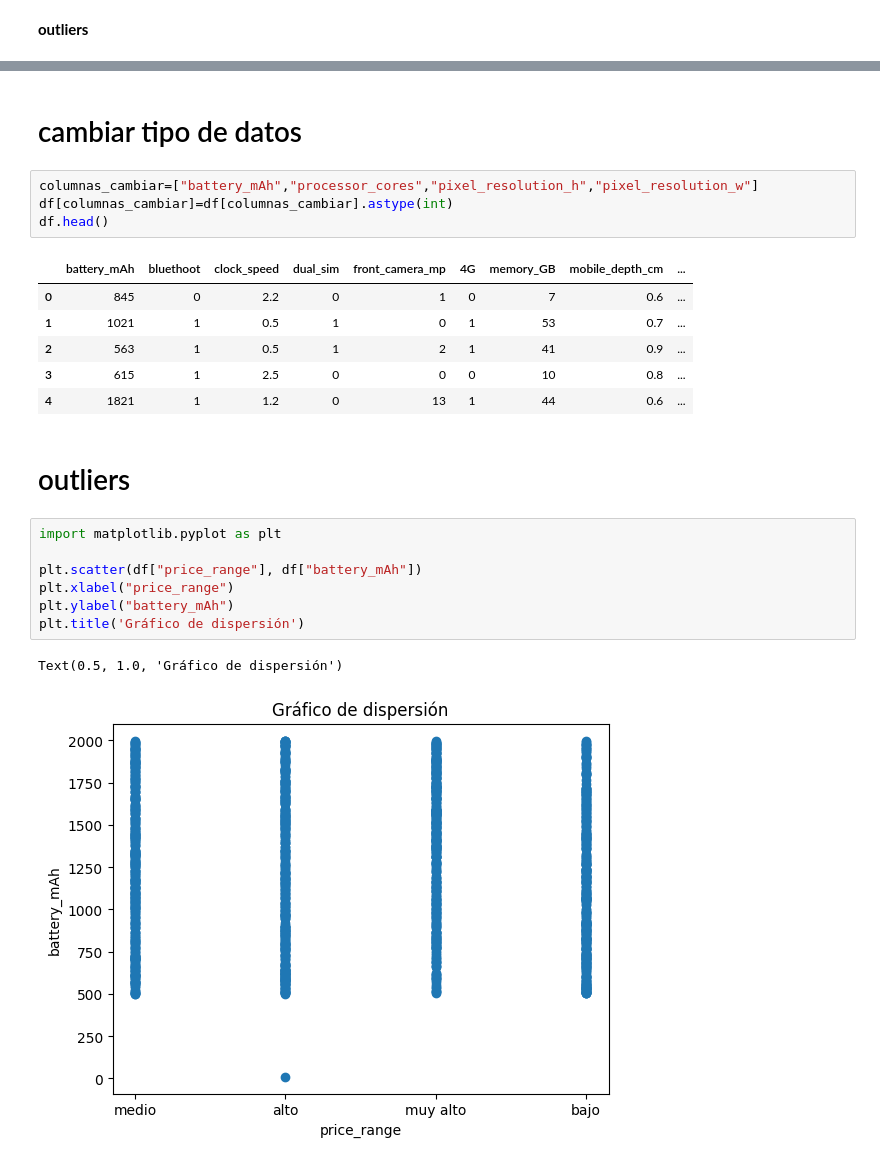
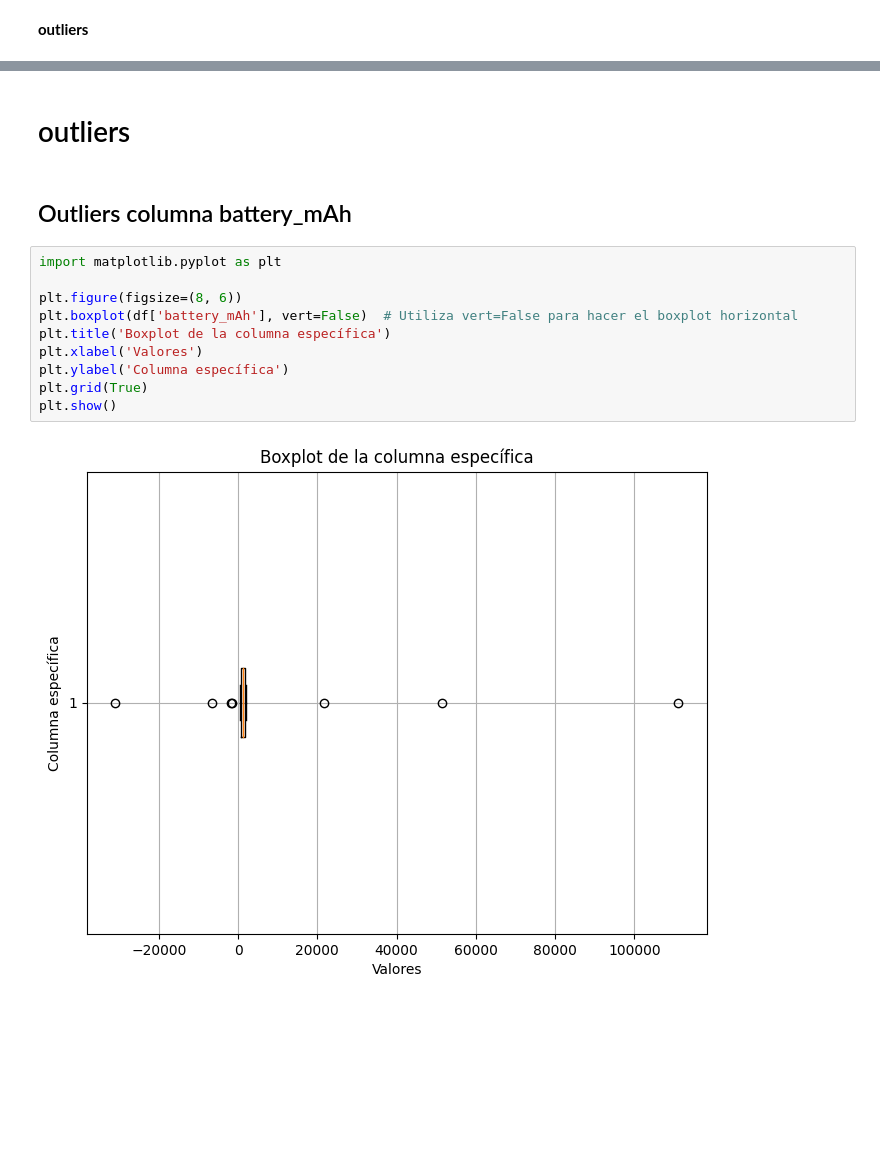
Before and after one commit to rockysaimon/data_celaning, a Jupyter notebook: mineria_de_datos.ipynb, the cells around one changed output, grey strips where cells are left out. Saved outputs shown, nothing was run; the diff lists cells and outputs as text; blank space fills up the shorter version.

```diff
--- a/mineria_de_datos.ipynb
+++ b/mineria_de_datos.ipynb
@@ -253,28 +261,19 @@ df.head()
-# %% [markdown]
-# cambiar tipo de datos
-# %%
-columnas_cambiar=["battery_mAh","processor_cores","pixel_resolution_h","pixel_resolution_w"]
-df[columnas_cambiar]=df[columnas_cambiar].astype(int)
-df.head()
-# %% [output]
-|  | battery_mAh | bluethoot | clock_speed | dual_sim | front_camera_mp | 4G | memory_GB | mobile_depth_cm | ... |
-| 0 | 845 | 0 | 2.2 | 0 | 1 | 0 | 7 | 0.6 | ... |
-| 1 | 1021 | 1 | 0.5 | 1 | 0 | 1 | 53 | 0.7 | ... |
-| 2 | 563 | 1 | 0.5 | 1 | 2 | 1 | 41 | 0.9 | ... |
-| 3 | 615 | 1 | 2.5 | 0 | 0 | 0 | 10 | 0.8 | ... |
-| 4 | 1821 | 1 | 1.2 | 0 | 13 | 1 | 44 | 0.6 | ... |
 # %% [markdown]
 # outliers
-# %%
-import matplotlib.pyplot as plt
-
-plt.scatter(df["price_range"], df["battery_mAh"])
-plt.xlabel("price_range")
-plt.ylabel("battery_mAh")
-plt.title('Gráfico de dispersión')
-# %% [output]
-Text(0.5, 1.0, 'Gráfico de dispersión')
-[figure, removed]
+# %% [markdown]
+## Outliers columna battery_mAh
+# %%
+import matplotlib.pyplot as plt
+
+plt.figure(figsize=(8, 6))
+plt.boxplot(df['battery_mAh'], vert=False)  # Utiliza vert=False para hacer el boxplot horizontal
+plt.title('Boxplot de la columna específica')
+plt.xlabel('Valores')
+plt.ylabel('Columna específica')
+plt.grid(True)
+plt.show()
+# %% [output]
+[figure, added]
 # %%
 # Identificar outliers utilizando el método del rango intercuartílico (IQR)
 Q1 = df["battery_mAh"].quantile(0.25)
```
Also changed, not shown: parts of 37 cells of this notebook.
